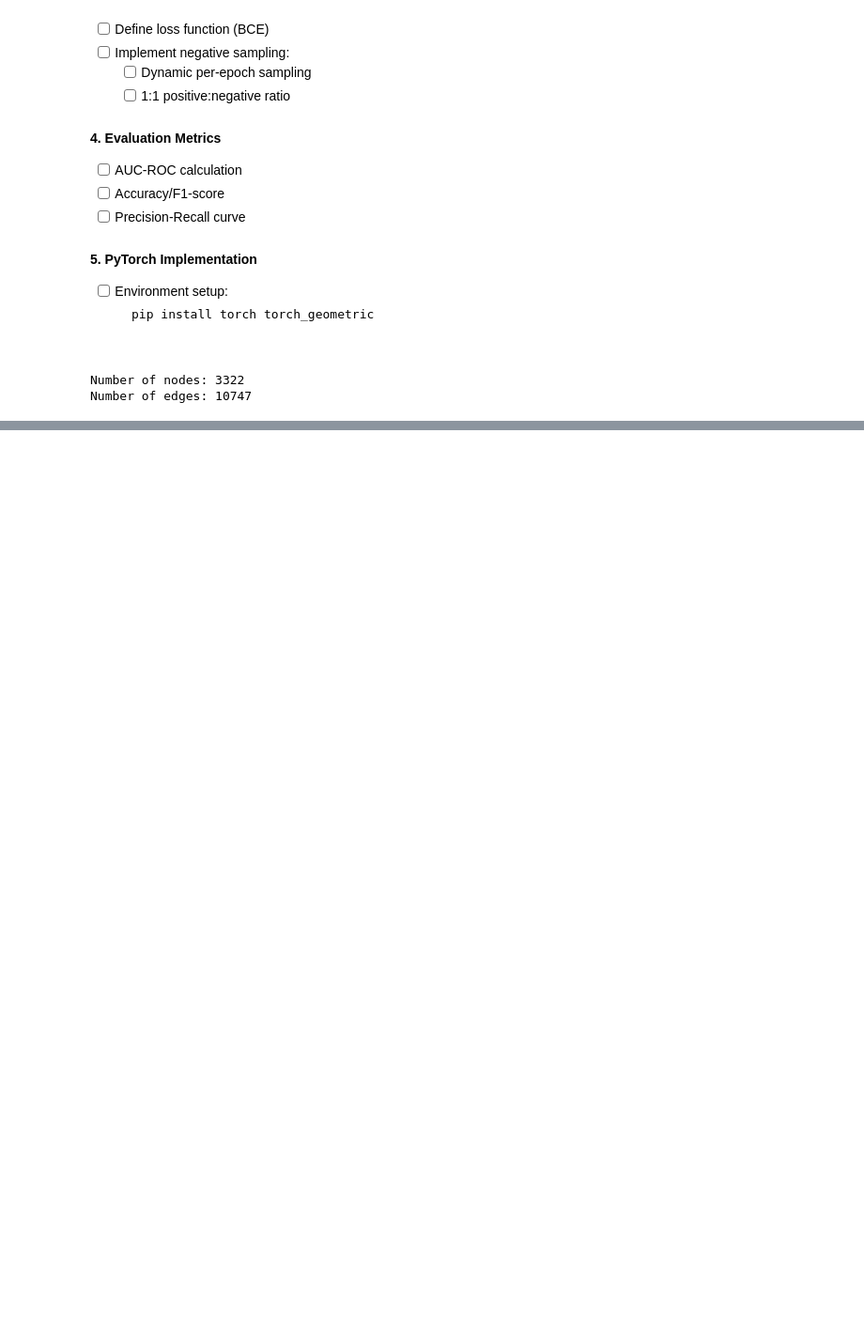
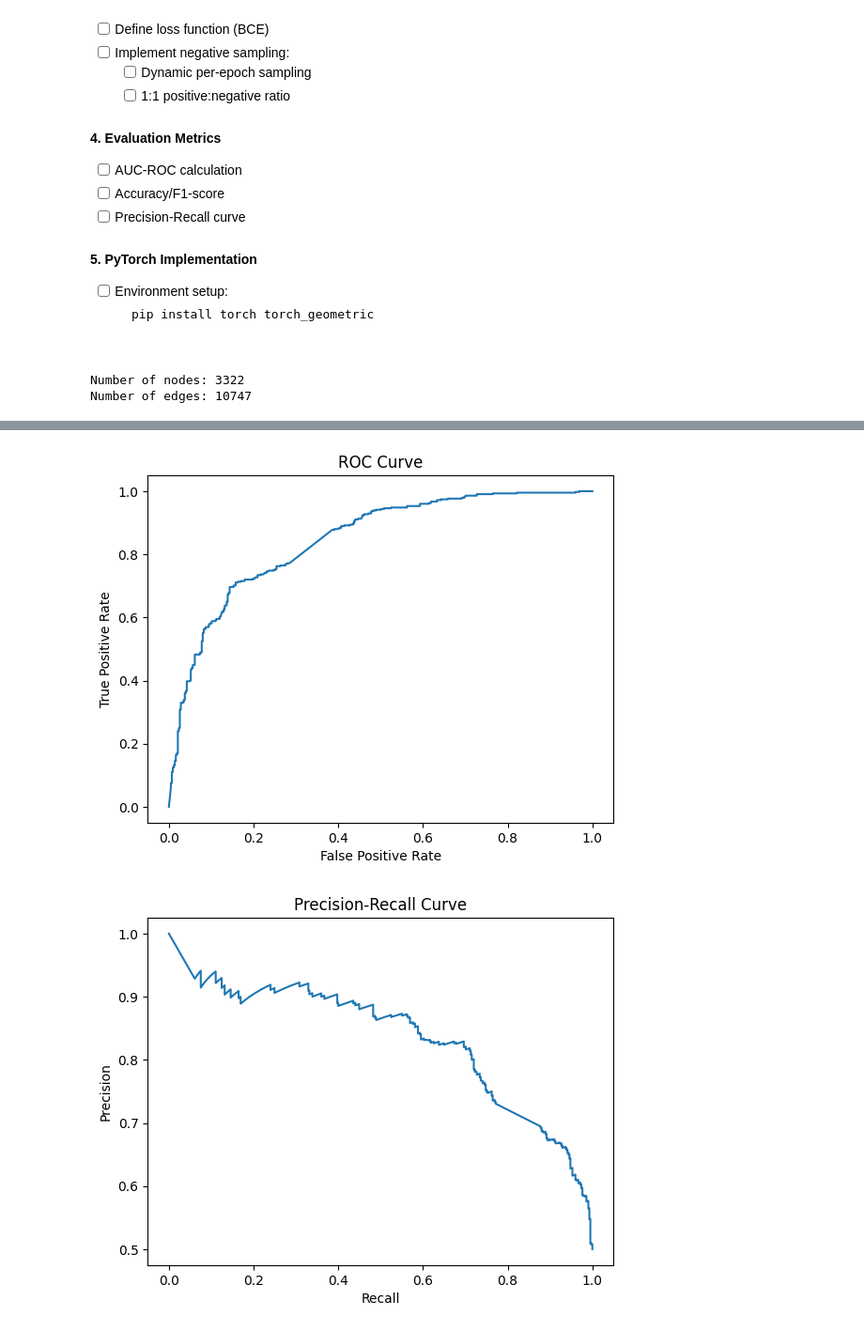
Before and after one commit to bioUroZC/LincGNN, a Jupyter notebook: LinkPrediction/LinkModel.ipynb, the cells around one changed output, grey strips where cells are left out. Shown at 94% size. Drawn from its saved outputs; the diff is of its cells as text; code cells hidden in the pictures; blank space fills up the shorter version.

```diff
--- a/LinkPrediction/LinkModel.ipynb
+++ b/LinkPrediction/LinkModel.ipynb
@@ -266,2 +188,21 @@ NameError: name 'nx' is not defined
+# %%
+def sample_lncrna_negatives(edge_index, num_nodes, node_types, num_samples):
+    # Only sample negatives where at least one node is lncRNA
+    existing = set((u, v) for u, v in edge_index.t().tolist())
+    negatives = []
+    tries = 0
+    max_tries = num_samples * 10
+    lncrna_nodes = [idx for idx, t in node_types.items() if t == 'lncRNA']
+    all_nodes = list(range(num_nodes))
+    while len(negatives) < num_samples and tries < max_tries:
+        src = np.random.choice(lncrna_nodes)
+        dst = np.random.choice(all_nodes)
+        if src == dst:
+            tries += 1
+            continue
+        if (src, dst) not in existing and (dst, src) not in existing:
+            negatives.append([src, dst])
+        tries += 1
+    return torch.tensor(negatives).t()  # shape [2, num_negatives]
 # %%
 ## split into test val train
@@ -382,0 +370,30 @@ Test AUC: 0.7088 | Test Accuracy: 0.6401 | Test F1: 0.6716 | Test PR AUC: 0.7680
+# %%
+import matplotlib.pyplot as plt
+from sklearn.metrics import roc_curve, precision_recall_curve
+
+logits = model(
+    test_data.x.to(device),
+    test_data.edge_index.to(device),
+    test_data.edge_label_index.to(device)
+)
+probs = torch.sigmoid(logits).cpu().detach().numpy()
+labels = test_data.edge_label.cpu().numpy()
+
+# ROC Curve
+fpr, tpr, _ = roc_curve(labels, probs)
+plt.plot(fpr, tpr)
+plt.xlabel("False Positive Rate")
+plt.ylabel("True Positive Rate")
+plt.title("ROC Curve")
+plt.show()
+
+# PR Curve
+precision, recall, _ = precision_recall_curve(labels, probs)
+plt.plot(recall, precision)
+plt.xlabel("Recall")
+plt.ylabel("Precision")
+plt.title("Precision-Recall Curve")
+plt.show()
+# %% [output]
+[figure, added]
+[figure, added]
```
Also changed, not shown: parts of 11 cells of this notebook, 1 other file.
